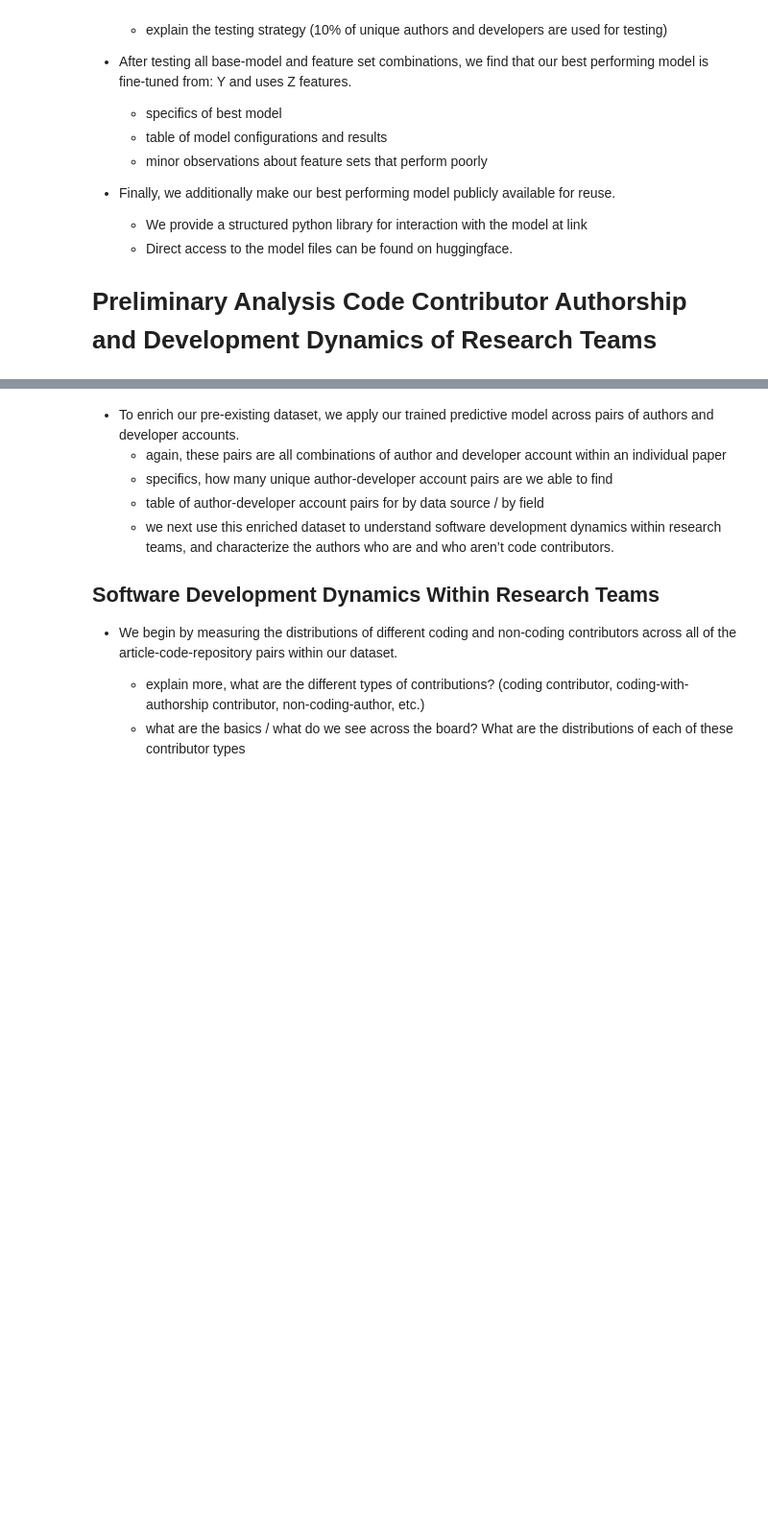
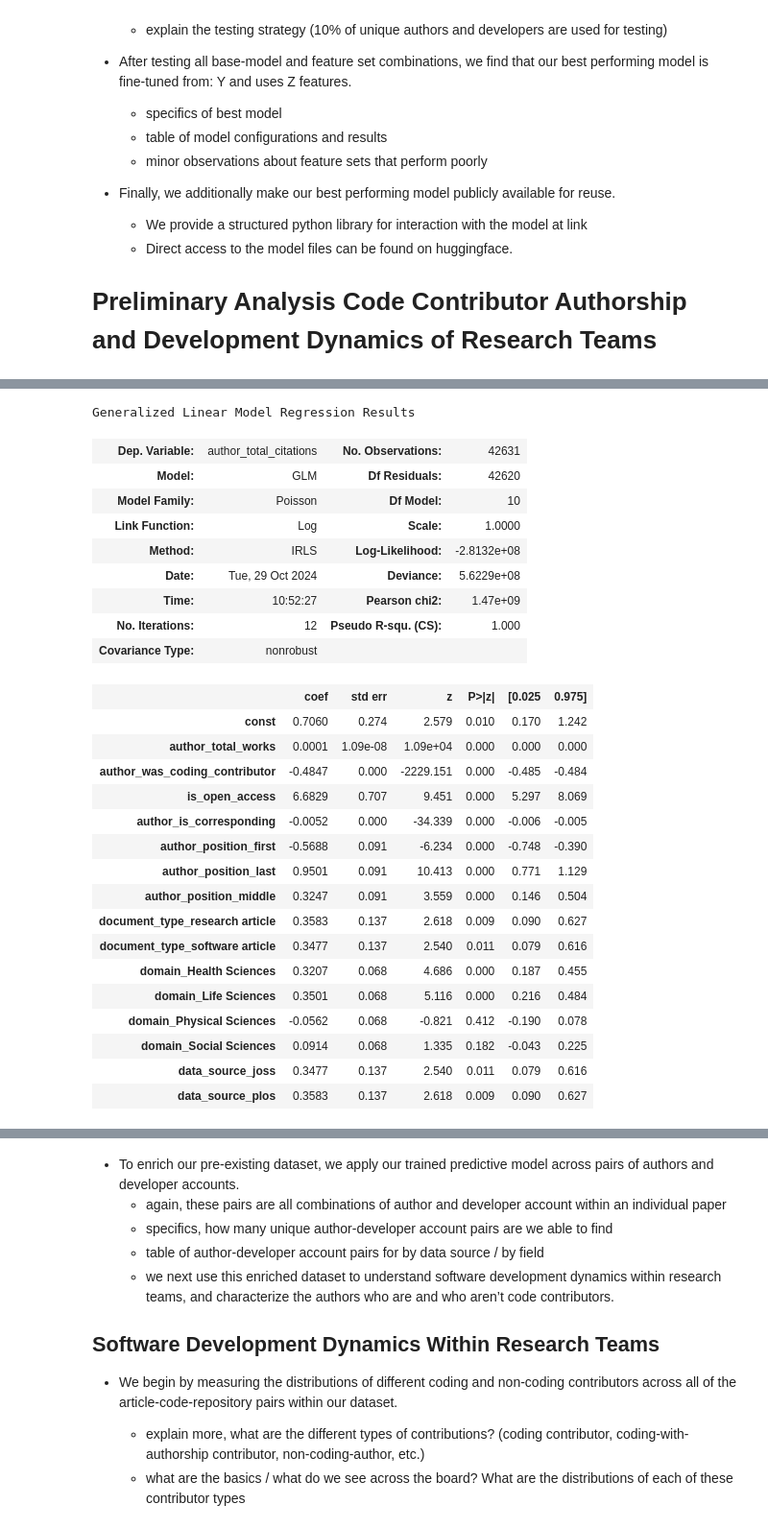
Before and after one commit to evamaxfield/rs-graph, a Jupyter notebook: publications/qss-code-authors/qss-code-authors.ipynb, the cells around one changed output, grey strips where cells are left out. Shown at 96% size. Saved outputs shown, nothing was run; the diff lists cells and outputs as text; code cells hidden in the pictures; blank space fills up the shorter version.

```diff
--- a/publications/qss-code-authors/qss-code-authors.ipynb
+++ b/publications/qss-code-authors/qss-code-authors.ipynb
@@ -802,0 +833,33 @@ Generalized Linear Model Regression Results
+# %%
+# Fit model
+y = doc_contributor_df_with_dummies["author_total_citations"]
+model = sm.GLM(y, X, family=sm.families.Poisson()).fit(maxiter=100)
+model.summary()
+# %% [output]
+Generalized Linear Model Regression Results
+| Dep. Variable: | author_total_citations | No. Observations: | 42631 |
+| Model: | GLM | Df Residuals: | 42620 |
+| Model Family: | Poisson | Df Model: | 10 |
+| Link Function: | Log | Scale: | 1.0000 |
+| Method: | IRLS | Log-Likelihood: | -2.8132e+08 |
+| Date: | Tue, 29 Oct 2024 | Deviance: | 5.6229e+08 |
+| Time: | 10:52:27 | Pearson chi2: | 1.47e+09 |
+| No. Iterations: | 12 | Pseudo R-squ. (CS): | 1.000 |
+| Covariance Type: | nonrobust |  |  |
+|  | coef | std err | z | P>|z| | [0.025 | 0.975] |
+| const | 0.7060 | 0.274 | 2.579 | 0.010 | 0.170 | 1.242 |
+| author_total_works | 0.0001 | 1.09e-08 | 1.09e+04 | 0.000 | 0.000 | 0.000 |
+| author_was_coding_contributor | -0.4847 | 0.000 | -2229.151 | 0.000 | -0.485 | -0.484 |
+| is_open_access | 6.6829 | 0.707 | 9.451 | 0.000 | 5.297 | 8.069 |
+| author_is_corresponding | -0.0052 | 0.000 | -34.339 | 0.000 | -0.006 | -0.005 |
+| author_position_first | -0.5688 | 0.091 | -6.234 | 0.000 | -0.748 | -0.390 |
+| author_position_last | 0.9501 | 0.091 | 10.413 | 0.000 | 0.771 | 1.129 |
+| author_position_middle | 0.3247 | 0.091 | 3.559 | 0.000 | 0.146 | 0.504 |
+| document_type_research article | 0.3583 | 0.137 | 2.618 | 0.009 | 0.090 | 0.627 |
+| document_type_software article | 0.3477 | 0.137 | 2.540 | 0.011 | 0.079 | 0.616 |
+| domain_Health Sciences | 0.3207 | 0.068 | 4.686 | 0.000 | 0.187 | 0.455 |
+| domain_Life Sciences | 0.3501 | 0.068 | 5.116 | 0.000 | 0.216 | 0.484 |
+| domain_Physical Sciences | -0.0562 | 0.068 | -0.821 | 0.412 | -0.190 | 0.078 |
+| domain_Social Sciences | 0.0914 | 0.068 | 1.335 | 0.182 | -0.043 | 0.225 |
+| data_source_joss | 0.3477 | 0.137 | 2.540 | 0.011 | 0.079 | 0.616 |
+| data_source_plos | 0.3583 | 0.137 | 2.618 | 0.009 | 0.090 | 0.627 |
```
Also changed, not shown: parts of 8 cells of this notebook.
